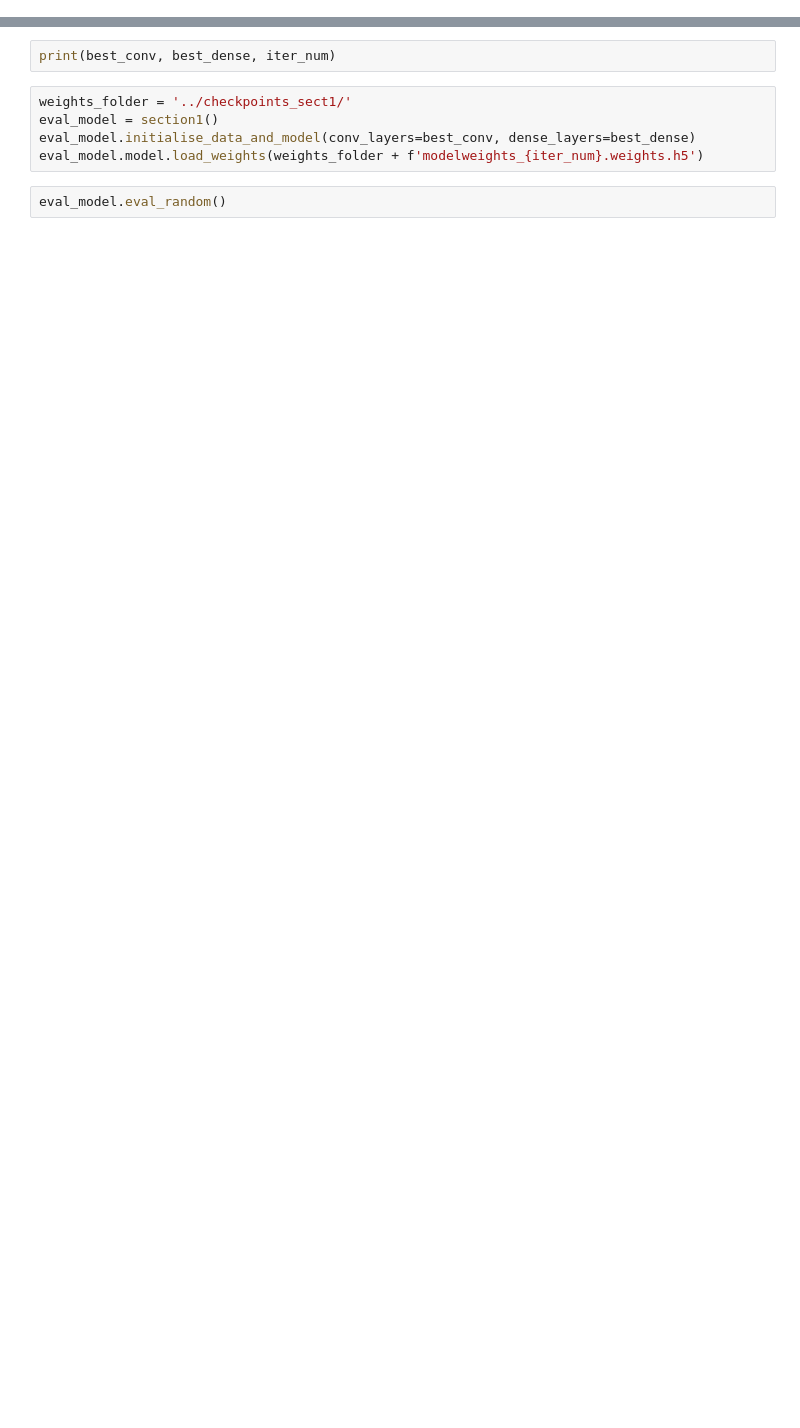
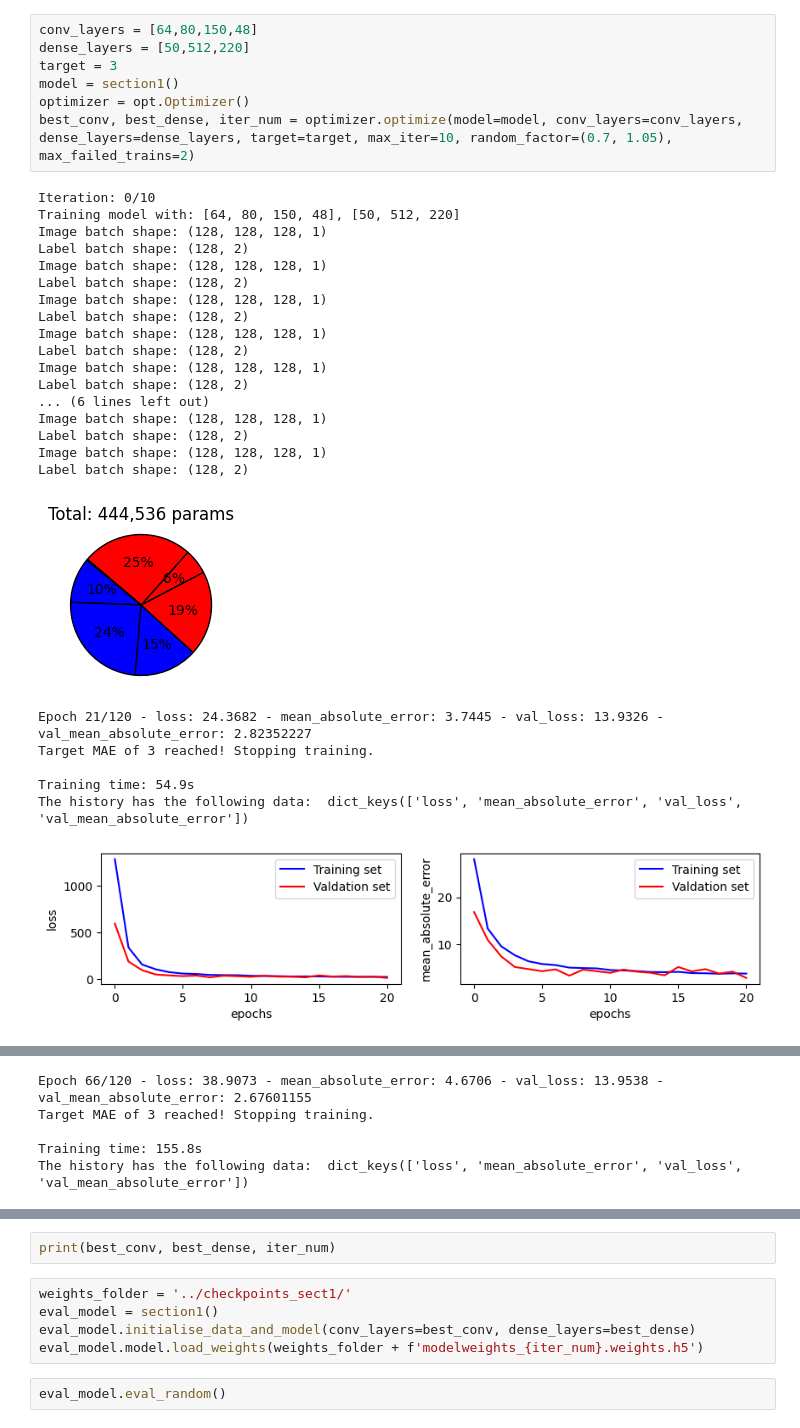
Before and after one commit to alessio-maffioletti/matura, a Jupyter notebook: main_script.ipynb, the cells around one changed output, grey strips where cells are left out. Drawn from its saved outputs; the diff is of its cells as text; blank space fills up the shorter version.

```diff
--- a/main_script.ipynb
+++ b/main_script.ipynb
@@ -116,0 +20,32 @@ def optimize(model, conv_layers, dense_layers, target, max_iter=10, layer_factor
+# %%
+conv_layers = [64,80,150,48]
+dense_layers = [50,512,220]
+target = 3
+model = section1()
+optimizer = opt.Optimizer()
+best_conv, best_dense, iter_num = optimizer.optimize(model=model, conv_layers=conv_layers, dense_layers=dense_layers, target=target, max_iter=10, random_factor=(0.7, 1.05), max_failed_trains=2)
+# %% [output]
+Iteration: 0/10
+Training model with: [64, 80, 150, 48], [50, 512, 220]
+Image batch shape: (128, 128, 128, 1)
+Label batch shape: (128, 2)
+Image batch shape: (128, 128, 128, 1)
+Label batch shape: (128, 2)
+Image batch shape: (128, 128, 128, 1)
+Label batch shape: (128, 2)
+Image batch shape: (128, 128, 128, 1)
+Label batch shape: (128, 2)
+Image batch shape: (128, 128, 128, 1)
+Label batch shape: (128, 2)
+... (6 lines left out)
+Image batch shape: (128, 128, 128, 1)
+Label batch shape: (128, 2)
+Image batch shape: (128, 128, 128, 1)
+Label batch shape: (128, 2)
+[figure, added]
+Epoch 21/120 - loss: 24.3682 - mean_absolute_error: 3.7445 - val_loss: 13.9326 - val_mean_absolute_error: 2.82352227
+Target MAE of 3 reached! Stopping training.
+
+Training time: 54.9s
+The history has the following data:  dict_keys(['loss', 'mean_absolute_error', 'val_loss', 'val_mean_absolute_error'])
+[figure, added]
@@ -116,0 +70,5 @@ def optimize(model, conv_layers, dense_layers, target, max_iter=10, layer_factor
+Epoch 66/120 - loss: 38.9073 - mean_absolute_error: 4.6706 - val_loss: 13.9538 - val_mean_absolute_error: 2.67601155
+Target MAE of 3 reached! Stopping training.
+
+Training time: 155.8s
+The history has the following data:  dict_keys(['loss', 'mean_absolute_error', 'val_loss', 'val_mean_absolute_error'])
```
Also changed, not shown: parts of 11 cells of this notebook, 16 other files.
